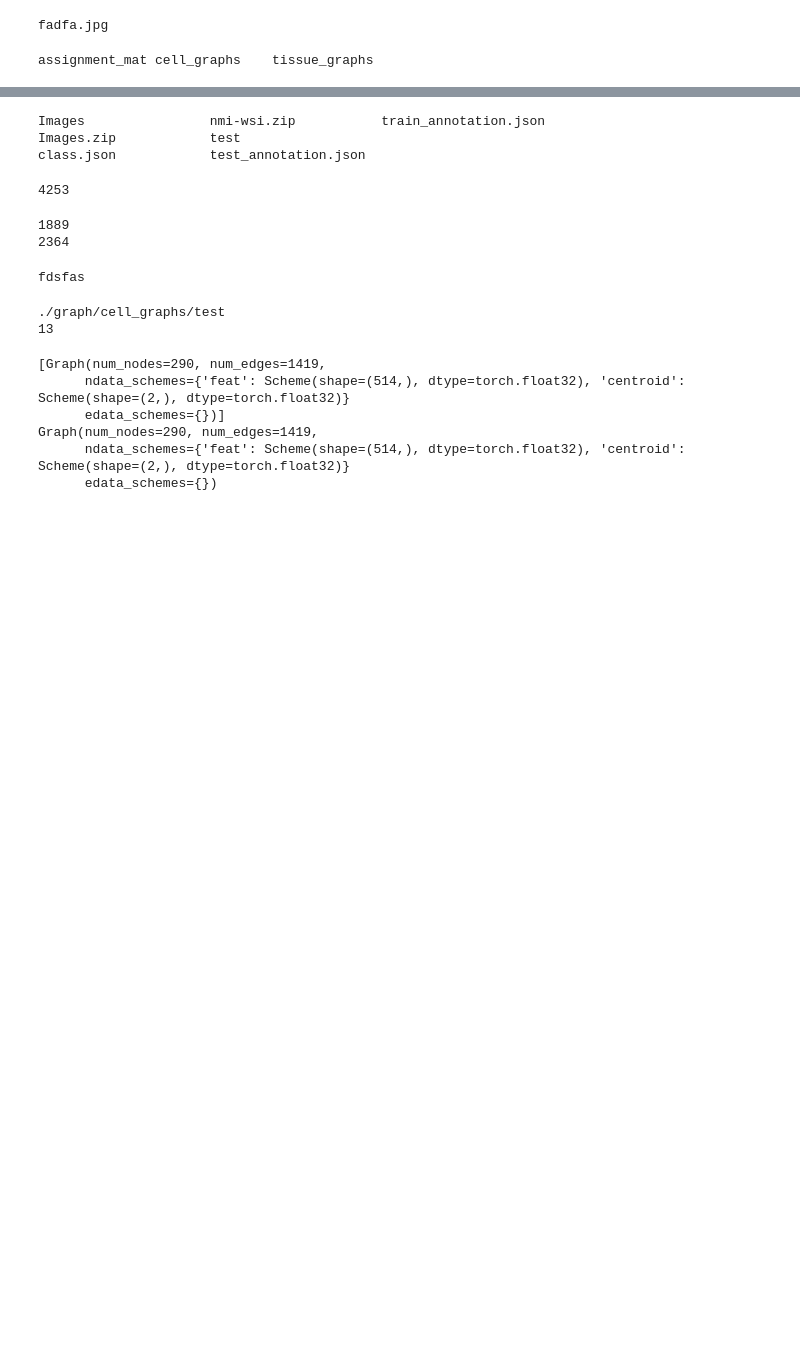
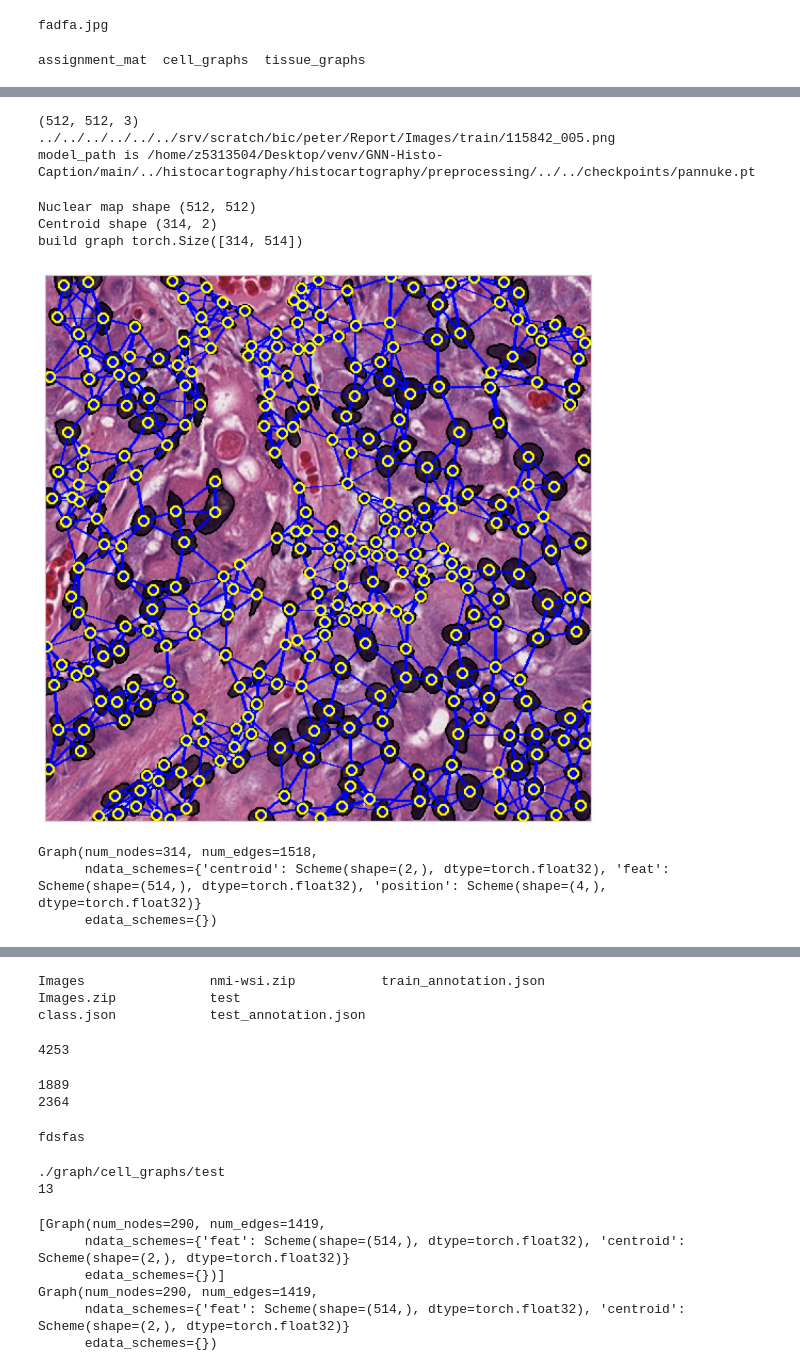
Before and after one commit to PeterrHH/GNN-Histo-Caption, a Jupyter notebook: main/data_view.ipynb, the cells around one changed output, grey strips where cells are left out. Cells and saved outputs as stored; diff of their text form; code cells hidden in the pictures; blank space fills up the shorter version.

```diff
--- a/main/data_view.ipynb
+++ b/main/data_view.ipynb
@@ -56,0 +99,80 @@ print(cg)
+# %%
+import matplotlib.pyplot as plt
+def show_inline(image, title=''):
+    f, ax = plt.subplots(1, 1, figsize=(10,10))
+    ax.grid(False)
+    ax.set_xticks([])
+    ax.set_yticks([])
+    ax.imshow(image)
+    ax.set_title(title)
+    plt.show()
+# %%
+sys.path.append('../histocartography/histocartography')
+sys.path.append('../histocartography')
+from histocartography.preprocessing import NucleiExtractor, DeepFeatureExtractor, KNNGraphBuilder
+import warnings
+import torch
+# graph = dgl.load_graphs(cg[25])[0][0]
+# To filter out all warnings
+warnings.filterwarnings("ignore")
+import numpy as np
+from PIL import Image
+i = 20
+img_path = f"../../../../../../srv/scratch/bic/peter/Report/Images/train/{os.path.split(cg[i])[-1].split('.')[0]}.png"
+img = np.array(Image.open(img_path))
+print(img.shape)
+print(img_path)
+#graph = dgl.load_graphs(cg[i])[0][0]
+from histocartography.visualization import OverlayGraphVisualization, InstanceImageVisualization
+nuclei_detector = NucleiExtractor()
+# Define a deep feature extractor with ResNet34 and patches 72 resized to 224 to match ResNet input
+feature_extractor = DeepFeatureExtractor(architecture='resnet34', patch_size=72, resize_size=224)
+
+# Define a graph builder to build a DGLGraph object
+graph_builder = KNNGraphBuilder(k=5, thresh=50, add_loc_feats=True)
+nuclei_map, centroid = nuclei_detector.process(img)
+
+print(f"Nuclear map shape {nuclei_map.shape}")
+print(f"Centroid shape {centroid.shape}")
+# print(type(centroid))
+
+
+#print(f"exp: {centroid[0:2,:]}")
+features = feature_extractor.process(img, nuclei_map)
+
+graph = graph_builder.process(nuclei_map, features)
+print(f"build graph {graph.ndata['feat'].shape}")
+# graph.ndata['centroid'] = torch.from_numpy(centroid)
+#print(f"build centroid  {graph.ndata['centroid']}")
+
+visualizer = OverlayGraphVisualization(
+    instance_visualizer=InstanceImageVisualization(
+        instance_style="filled+outline"
+    )
+)
+viz_cg = visualizer.process(
+    canvas=img,
+    graph=graph,
+    instance_map=nuclei_map
+)
+show_inline(viz_cg)
+viz_cg.show()
+print(graph)
+'''
+k = 3, thresh 50 num_nodes=314, num_edges=1518
+k = 5, thresh 80 num_nodes=314, num_edges=1570
+k = 5, thresh 50, num_nodes=314, num_edges=1518
+k = 5, thresh 40, num_nodes=314, num_edges=1321
+k = 5 thresh 30 num_nodes=314, num_edges=890
+'''
+# %% [output]
+(512, 512, 3)
+../../../../../../srv/scratch/bic/peter/Report/Images/train/115842_005.png
+model_path is /home/z5313504/Desktop/venv/GNN-Histo-Caption/main/../histocartography/histocartography/preprocessing/../../checkpoints/pannuke.pt
+Nuclear map shape (512, 512)
+Centroid shape (314, 2)
+build graph torch.Size([314, 514])
+[figure, added]
+Graph(num_nodes=314, num_edges=1518,
+      ndata_schemes={'centroid': Scheme(shape=(2,), dtype=torch.float32), 'feat': Scheme(shape=(514,), dtype=torch.float32), 'position': Scheme(shape=(4,), dtype=torch.float32)}
+      edata_schemes={})
```
Also changed, not shown: parts of 58 cells of this notebook, 30 other files.
